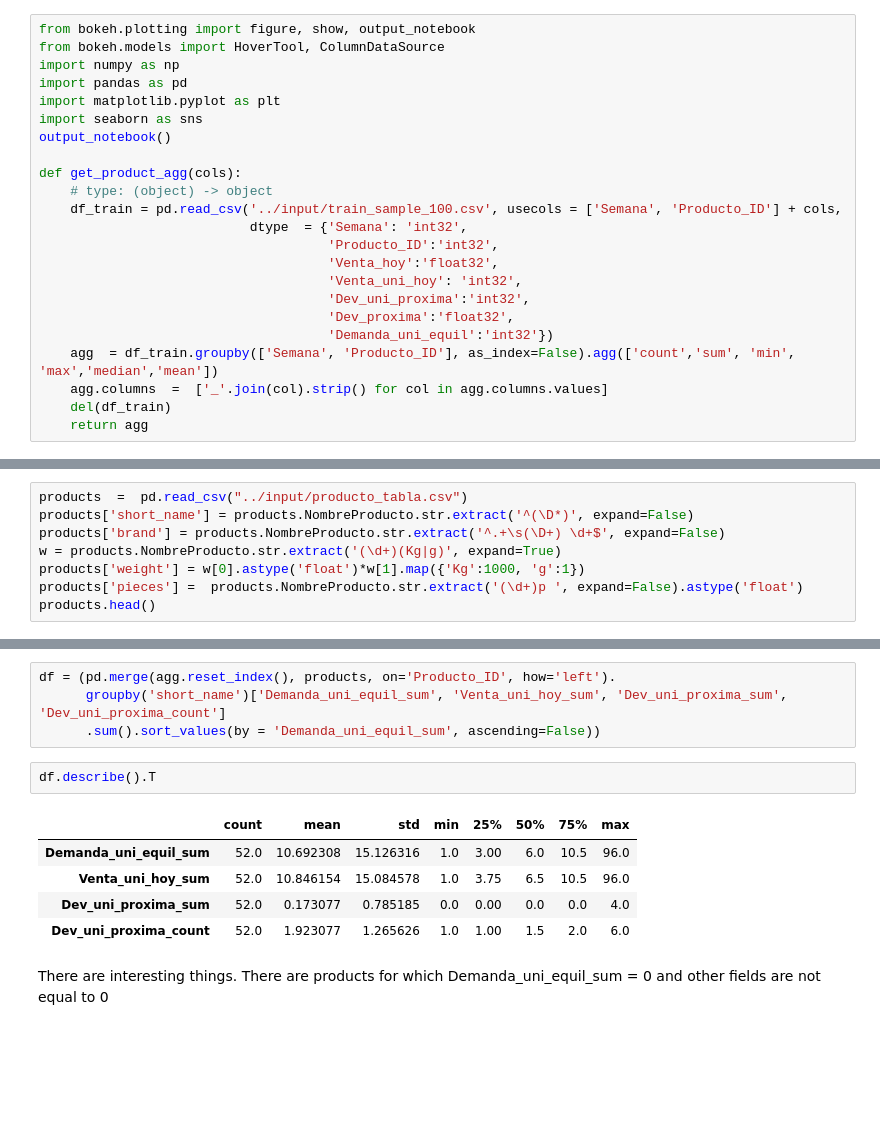
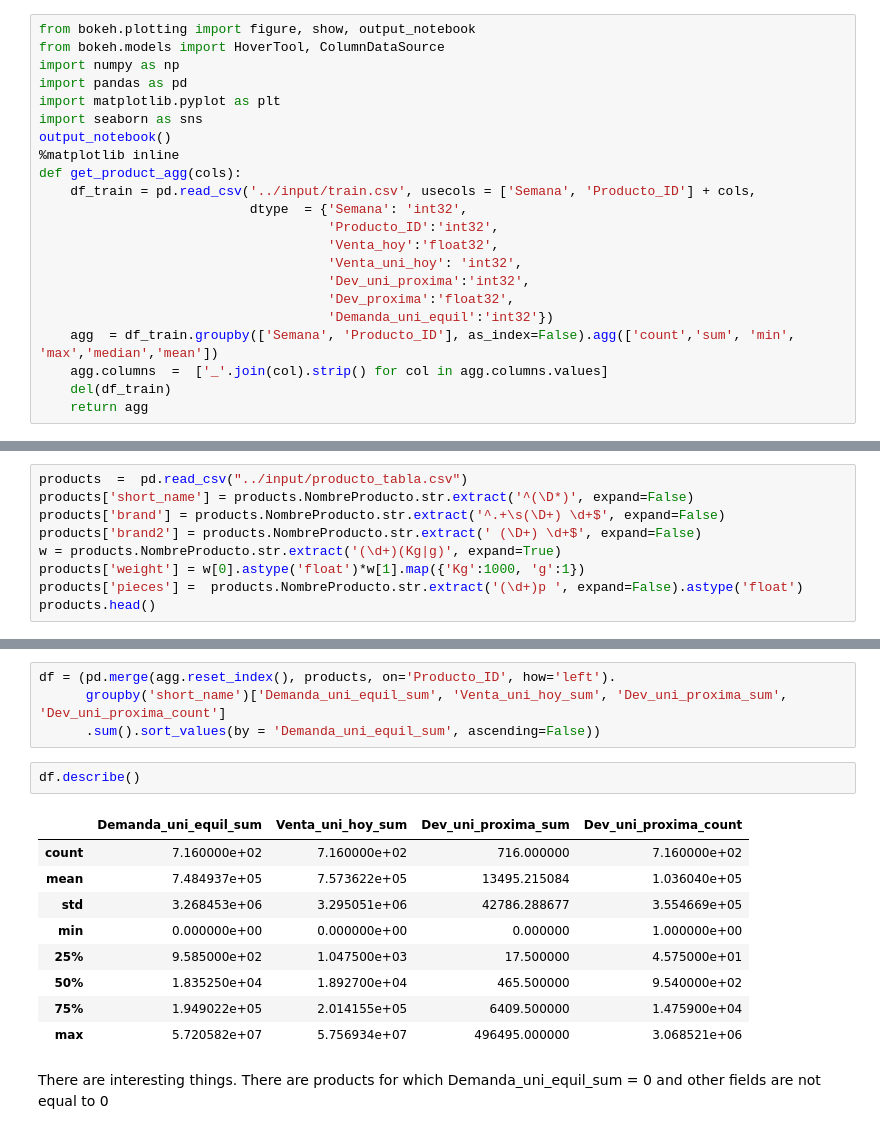
Before and after one commit to berkerkozan/KaggleBimboInventory, a Jupyter notebook: kaggle-Andrey_Vykhodtsev.ipynb, the cells around one changed output, grey strips where cells are left out. Drawn from its saved outputs; the diff is of its cells as text; blank space fills up the shorter version.

Commit message:
Library is created.. kaggle ipynb's are fully runned.. bimbo schema is added sample creator works with file library. Code clean..

```diff
--- a/kaggle-Andrey_Vykhodtsev.ipynb
+++ b/kaggle-Andrey_Vykhodtsev.ipynb
@@ -6,10 +6,9 @@ import pandas as pd
 import matplotlib.pyplot as plt
 import seaborn as sns
 output_notebook()
-
+%matplotlib inline
 def get_product_agg(cols):
-    # type: (object) -> object
-    df_train = pd.read_csv('../input/train_sample_100.csv', usecols = ['Semana', 'Producto_ID'] + cols,
+    df_train = pd.read_csv('../input/train.csv', usecols = ['Semana', 'Producto_ID'] + cols,
                            dtype  = {'Semana': 'int32',
                                      'Producto_ID':'int32',
                                      'Venta_hoy':'float32',
@@ -50,6 +49,7 @@ Let's preprocess products a little bit. I borrowed some of the preprocessing fro
 products  =  pd.read_csv("../input/producto_tabla.csv")
 products['short_name'] = products.NombreProducto.str.extract('^(\D*)', expand=False)
 products['brand'] = products.NombreProducto.str.extract('^.+\s(\D+) \d+$', expand=False)
+products['brand2'] = products.NombreProducto.str.extract(' (\D+) \d+$', expand=False)
 w = products.NombreProducto.str.extract('(\d+)(Kg|g)', expand=True)
 products['weight'] = w[0].astype('float')*w[1].map({'Kg':1000, 'g':1})
 products['pieces'] =  products.NombreProducto.str.extract('(\d+)p ', expand=False).astype('float')
@@ -236,13 +240,17 @@ df = (pd.merge(agg.reset_index(), products, on='Producto_ID', how='left').
       groupby('short_name')['Demanda_uni_equil_sum', 'Venta_uni_hoy_sum', 'Dev_uni_proxima_sum', 'Dev_uni_proxima_count']
       .sum().sort_values(by = 'Demanda_uni_equil_sum', ascending=False))
 # %%
-df.describe().T
+df.describe()
 # %% [output]
-|  | count | mean | std | min | 25% | 50% | 75% | max |
-| Demanda_uni_equil_sum | 52.0 | 10.692308 | 15.126316 | 1.0 | 3.00 | 6.0 | 10.5 | 96.0 |
-| Venta_uni_hoy_sum | 52.0 | 10.846154 | 15.084578 | 1.0 | 3.75 | 6.5 | 10.5 | 96.0 |
-| Dev_uni_proxima_sum | 52.0 | 0.173077 | 0.785185 | 0.0 | 0.00 | 0.0 | 0.0 | 4.0 |
-| Dev_uni_proxima_count | 52.0 | 1.923077 | 1.265626 | 1.0 | 1.00 | 1.5 | 2.0 | 6.0 |
+|  | Demanda_uni_equil_sum | Venta_uni_hoy_sum | Dev_uni_proxima_sum | Dev_uni_proxima_count |
+| count | 7.160000e+02 | 7.160000e+02 | 716.000000 | 7.160000e+02 |
+| mean | 7.484937e+05 | 7.573622e+05 | 13495.215084 | 1.036040e+05 |
+| std | 3.268453e+06 | 3.295051e+06 | 42786.288677 | 3.554669e+05 |
+| min | 0.000000e+00 | 0.000000e+00 | 0.000000 | 1.000000e+00 |
+| 25% | 9.585000e+02 | 1.047500e+03 | 17.500000 | 4.575000e+01 |
+| 50% | 1.835250e+04 | 1.892700e+04 | 465.500000 | 9.540000e+02 |
+| 75% | 1.949022e+05 | 2.014155e+05 | 6409.500000 | 1.475900e+04 |
+| max | 5.720582e+07 | 5.756934e+07 | 496495.000000 | 3.068521e+06 |
 # %% [markdown]
 There are interesting things. There are products for which Demanda_uni_equil_sum = 0 and other fields are not equal to 0
 # %%
```
Also changed, not shown: parts of 28 cells of this notebook, 7 other files.
